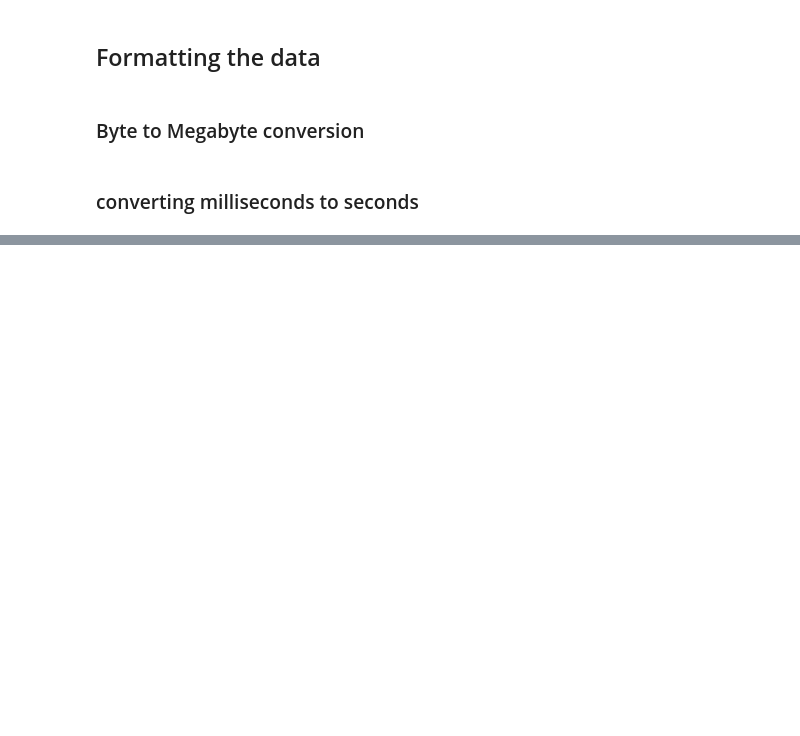
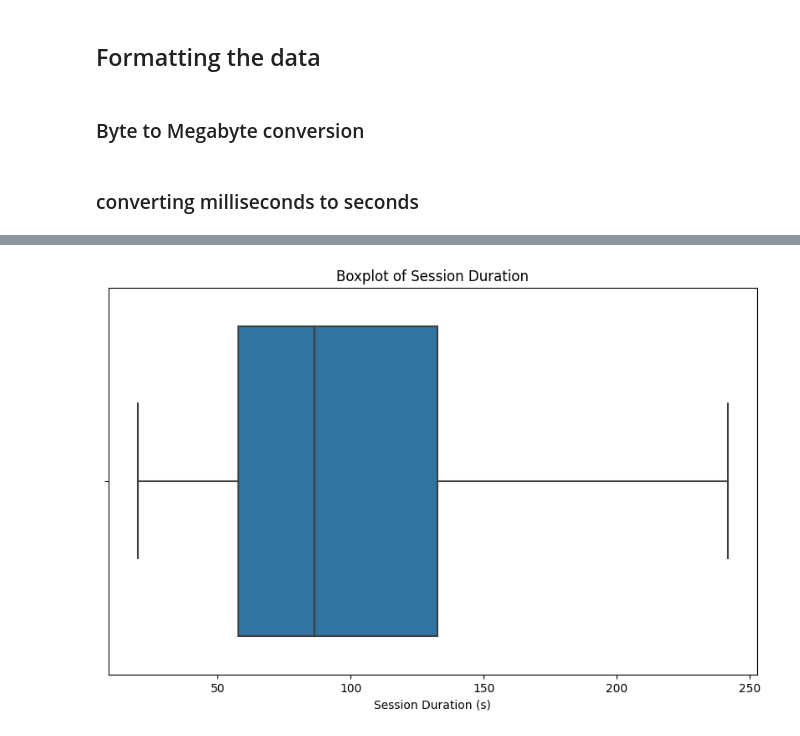
Before and after one commit to Alpha-Mintamir/Telecom-Business-Analyzer, a Jupyter notebook: notebooks/User Overview Analysis.ipynb, the cells around one changed output, grey strips where cells are left out. Saved outputs shown, nothing was run; the diff lists cells and outputs as text; code cells hidden in the pictures; blank space fills up the shorter version.

```diff
--- a/notebooks/User Overview Analysis.ipynb
+++ b/notebooks/User Overview Analysis.ipynb
@@ -208,0 +241,9 @@ df_user_overview.head(5)
+# %%
+# Boxplot for session duration
+plt.figure(figsize=(10, 6))
+sns.boxplot(x=df_user_overview['Dur. (s)'])
+plt.title('Boxplot of Session Duration')
+plt.xlabel('Session Duration (s)')
+plt.show()
+# %% [output]
+[figure, added]
```
Also changed, not shown: parts of 32 cells of this notebook.
